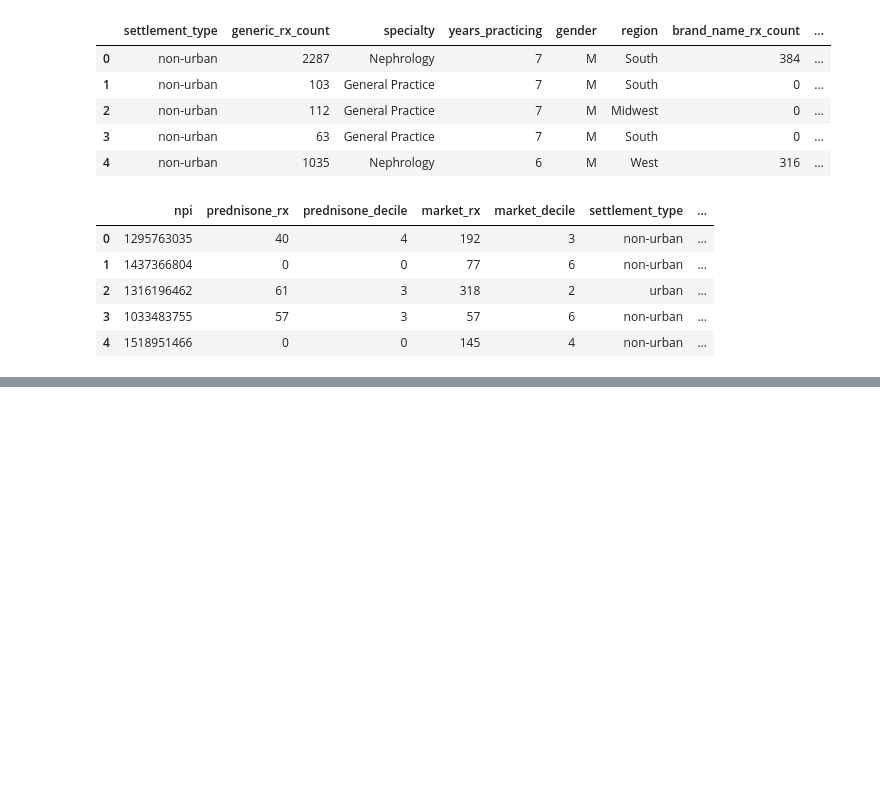
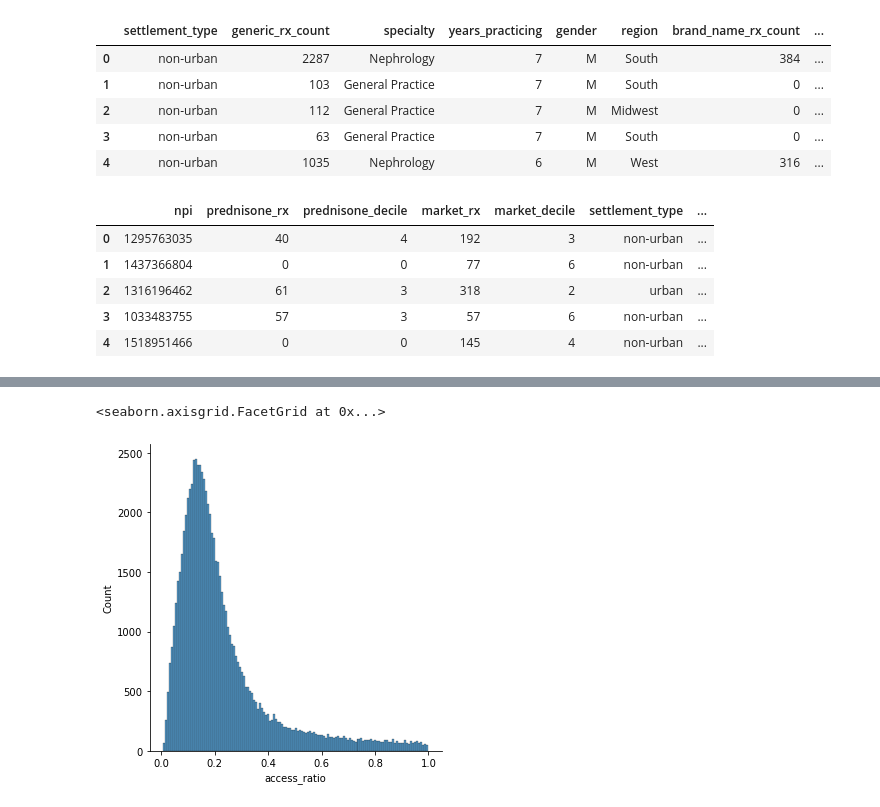
Before and after one commit to akshayjadiya/HCPSegmentation, a Jupyter notebook: clean_data_processing.ipynb, the cells around one changed output, grey strips where cells are left out. Saved outputs shown, nothing was run; the diff lists cells and outputs as text; code cells hidden in the pictures; blank space fills up the shorter version.

```diff
--- a/clean_data_processing.ipynb
+++ b/clean_data_processing.ipynb
@@ -237,0 +281,7 @@ df_to_save.head()
+# %%
+# Decide VH cutoff to be (2
+sns.displot(x = 'access_ratio' , data = df_to_save[(df_to_save['access_ratio'] < 1) & (df_to_save['access_ratio'] > 0)])
+# Decide H range to be (0.8 to 2]
+# %% [output]
+<seaborn.axisgrid.FacetGrid at 0x...>
+[figure, added]
```
Also changed, not shown: parts of 12 cells of this notebook.
